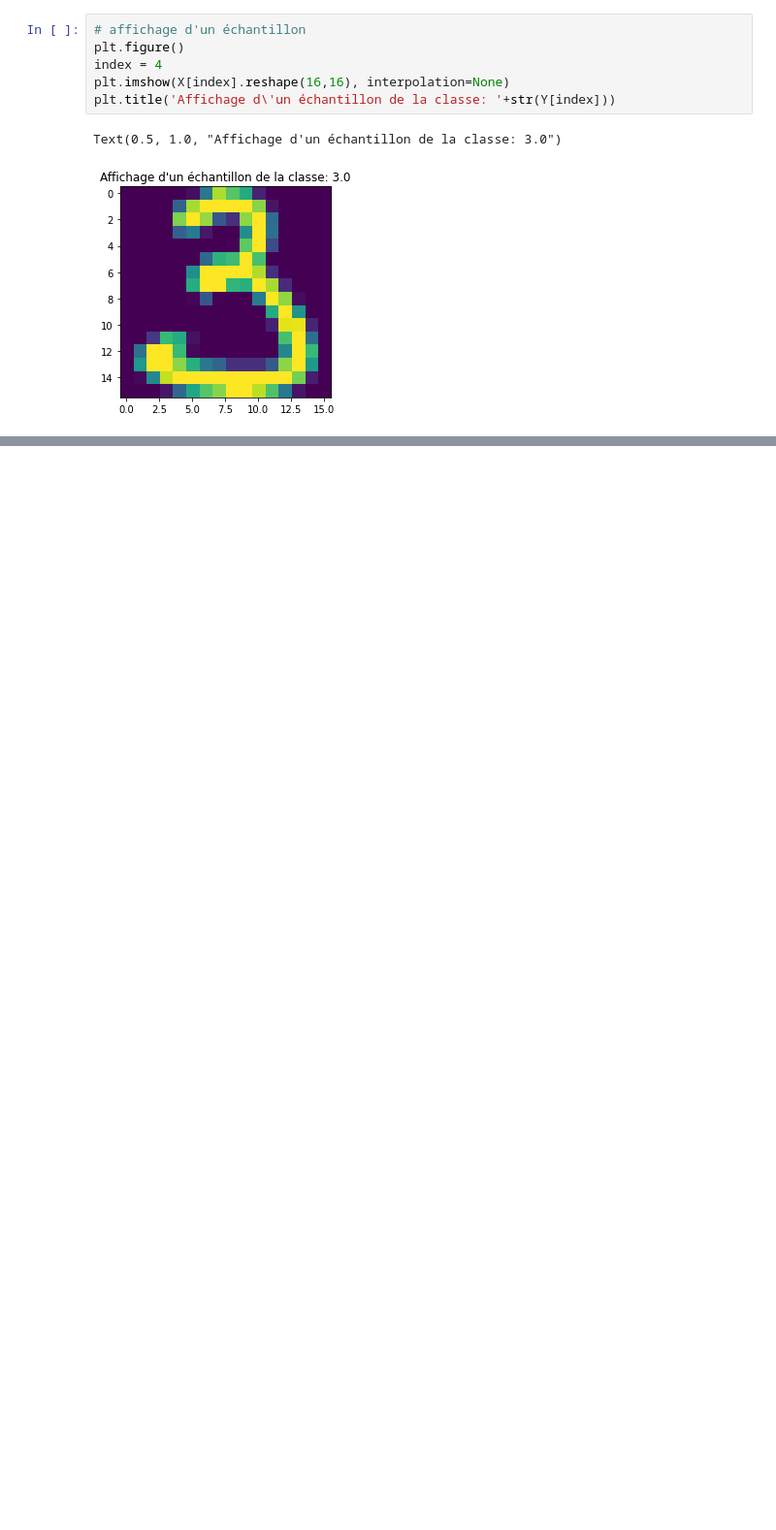
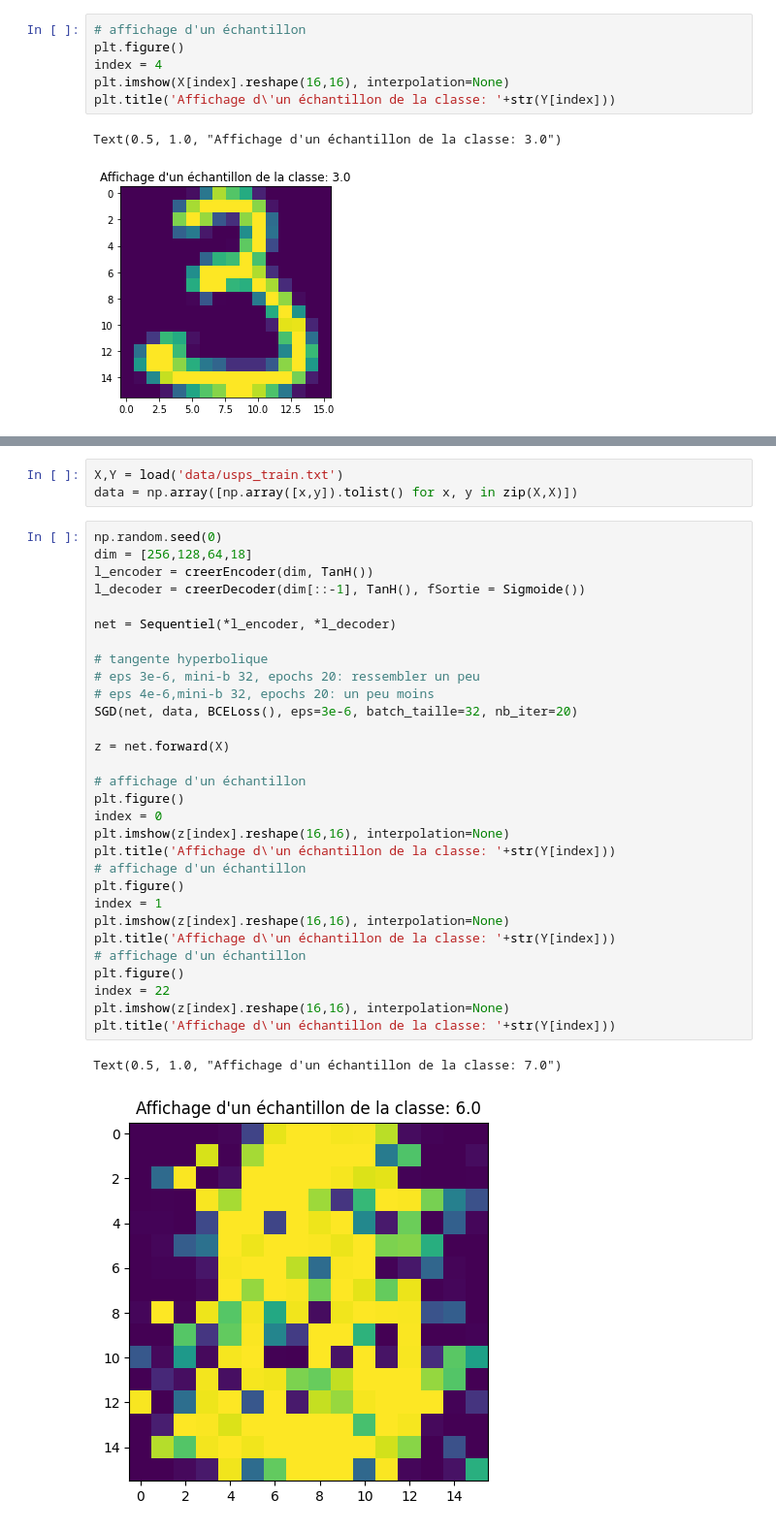
Before and after one commit to nhs2828/NeuralNetwork_DIY, a Jupyter notebook: Projet.ipynb, the cells around one changed output, grey strips where cells are left out. Shown at 97% size. Drawn from its saved outputs; the diff is of its cells as text; blank space fills up the shorter version.

```diff
--- a/Projet.ipynb
+++ b/Projet.ipynb
@@ -964,0 +1115,36 @@ Text(0.5, 1.0, "Affichage d'un échantillon de la classe: 3.0")
+# %%
+X,Y = load('data/usps_train.txt')
+data = np.array([np.array([x,y]).tolist() for x, y in zip(X,X)])
+# %%
+np.random.seed(0)
+dim = [256,128,64,18]
+l_encoder = creerEncoder(dim, TanH())
+l_decoder = creerDecoder(dim[::-1], TanH(), fSortie = Sigmoide())
+
+net = Sequentiel(*l_encoder, *l_decoder)
+
+# tangente hyperbolique
+# eps 3e-6, mini-b 32, epochs 20: ressembler un peu
+# eps 4e-6,mini-b 32, epochs 20: un peu moins
+SGD(net, data, BCELoss(), eps=3e-6, batch_taille=32, nb_iter=20)
+
+z = net.forward(X)
+
+# affichage d'un échantillon
+plt.figure()
+index = 0
+plt.imshow(z[index].reshape(16,16), interpolation=None)
+plt.title('Affichage d\'un échantillon de la classe: '+str(Y[index]))
+# affichage d'un échantillon
+plt.figure()
+index = 1
+plt.imshow(z[index].reshape(16,16), interpolation=None)
+plt.title('Affichage d\'un échantillon de la classe: '+str(Y[index]))
+# affichage d'un échantillon
+plt.figure()
+index = 22
+plt.imshow(z[index].reshape(16,16), interpolation=None)
+plt.title('Affichage d\'un échantillon de la classe: '+str(Y[index]))
+# %% [output]
+Text(0.5, 1.0, "Affichage d'un échantillon de la classe: 7.0")
+[figure, added]
```
Also changed, not shown: parts of 73 cells of this notebook.
